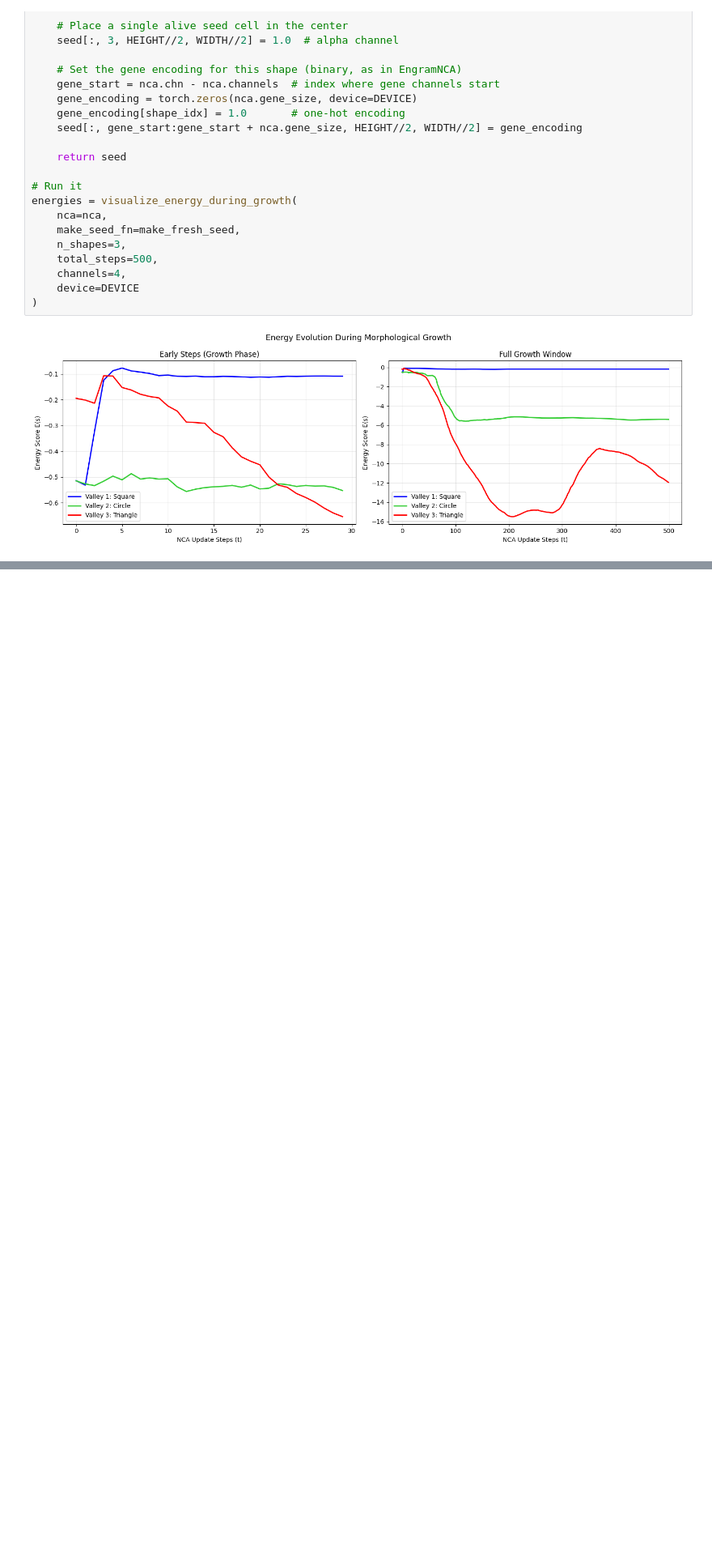
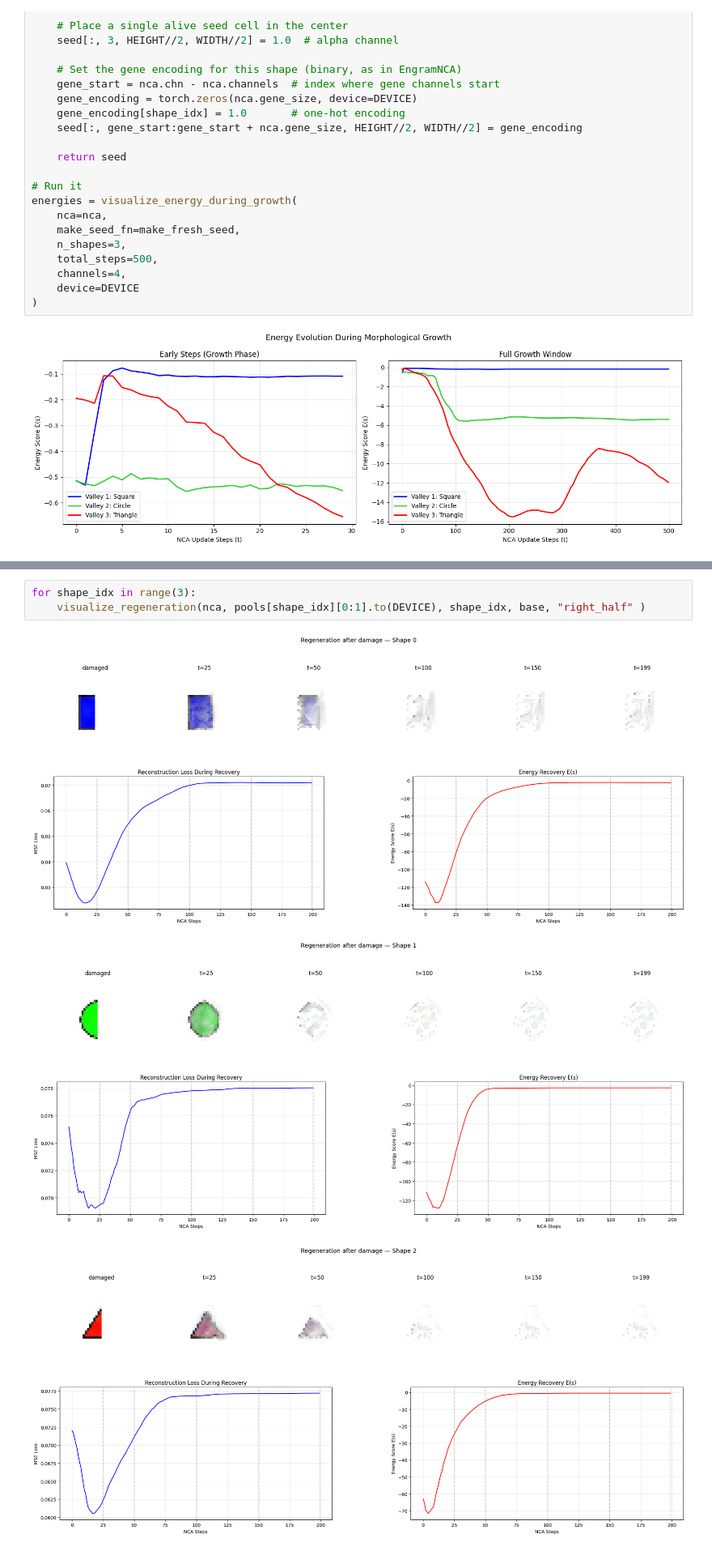
Before and after one commit to lshofsl/Advanced-topics-in-PoD-project-, a Jupyter notebook: EBM_NCA.ipynb, the cells around one changed output, grey strips where cells are left out. Shown at 81% size. Saved outputs shown, nothing was run; the diff lists cells and outputs as text; blank space fills up the shorter version.

```diff
--- a/EBM_NCA.ipynb
+++ b/EBM_NCA.ipynb
@@ -390,0 +506,7 @@ energies = visualize_energy_during_growth(
+# %%
+for shape_idx in range(3):
+    visualize_regeneration(nca, pools[shape_idx][0:1].to(DEVICE), shape_idx, base, "right_half" )
+# %% [output]
+[figure, added]
+[figure, added]
+[figure, added]
```
Also changed, not shown: parts of 6 cells of this notebook.
